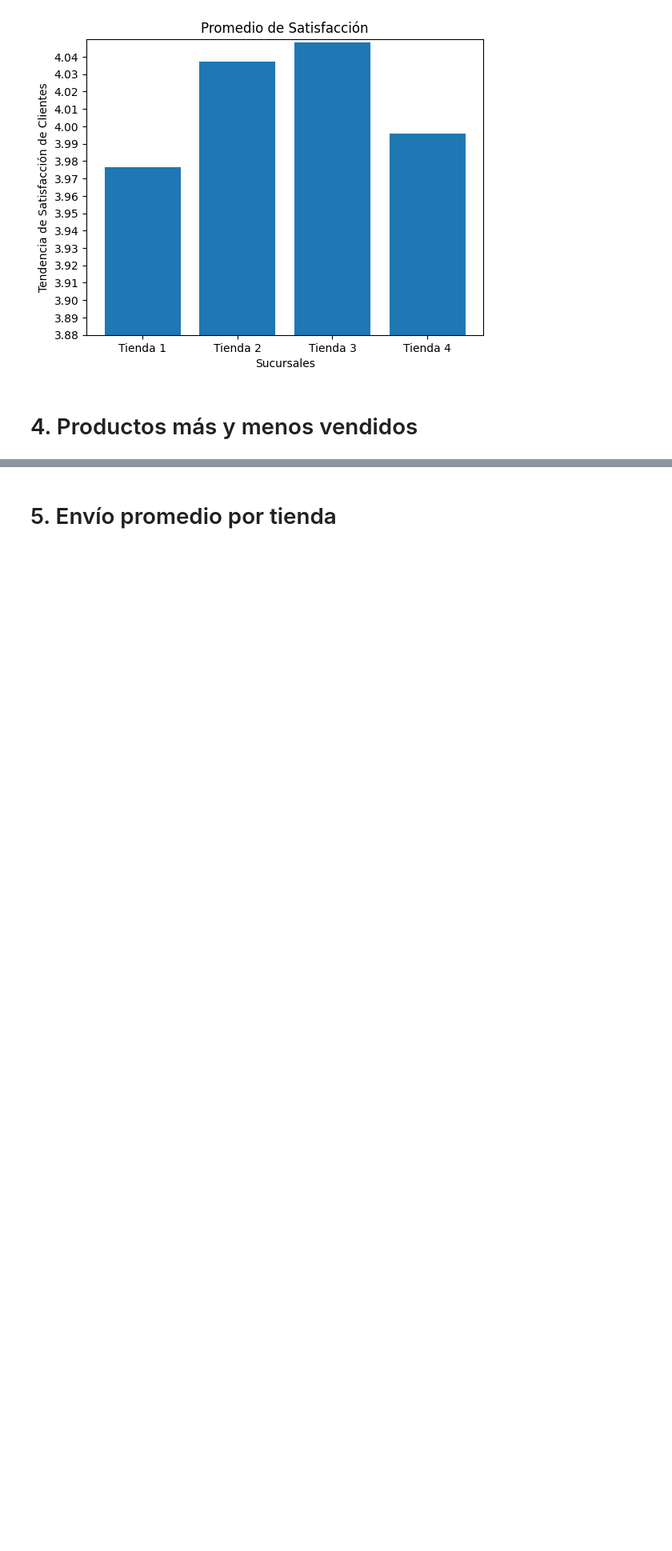
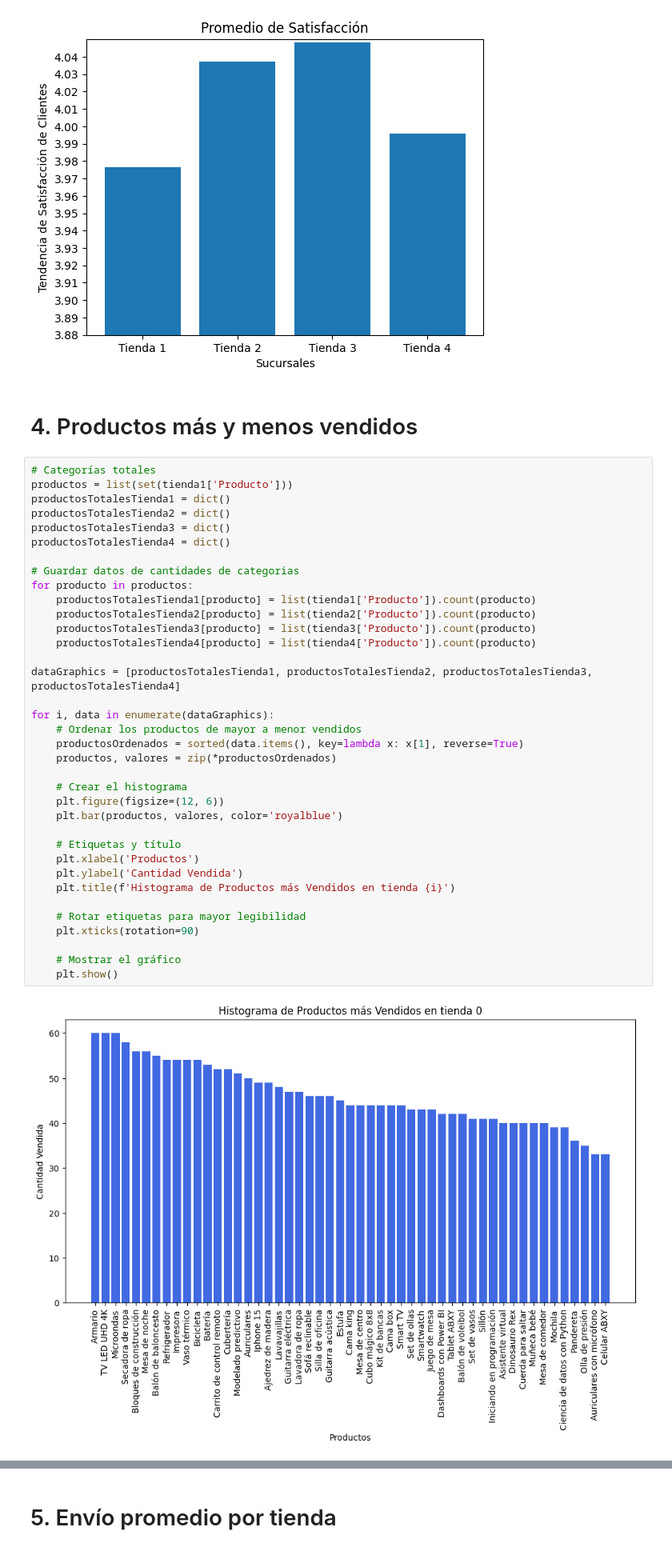
Before and after one commit to ChrispoMichigan/Data-Sciencie, a Jupyter notebook: AluraStoreLatam.ipynb, the cells around one changed output, grey strips where cells are left out. Shown at 80% size. Saved outputs shown, nothing was run; the diff lists cells and outputs as text; blank space fills up the shorter version.

Commit message:
Productos más y menos vendidos

```diff
--- a/AluraStoreLatam.ipynb
+++ b/AluraStoreLatam.ipynb
@@ -131,3 +131,41 @@ plt.show()
 [figure]
 # %% [markdown]
 # 4. Productos más y menos vendidos
+# %%
+# Categorías totales
+productos = list(set(tienda1['Producto']))
+productosTotalesTienda1 = dict()
+productosTotalesTienda2 = dict()
+productosTotalesTienda3 = dict()
+productosTotalesTienda4 = dict()
+
+# Guardar datos de cantidades de categorias
+for producto in productos:
+    productosTotalesTienda1[producto] = list(tienda1['Producto']).count(producto)
+    productosTotalesTienda2[producto] = list(tienda2['Producto']).count(producto)
+    productosTotalesTienda3[producto] = list(tienda3['Producto']).count(producto)
+    productosTotalesTienda4[producto] = list(tienda4['Producto']).count(producto)
+
+dataGraphics = [productosTotalesTienda1, productosTotalesTienda2, productosTotalesTienda3, productosTotalesTienda4]
+
+for i, data in enumerate(dataGraphics):
+    # Ordenar los productos de mayor a menor vendidos
+    productosOrdenados = sorted(data.items(), key=lambda x: x[1], reverse=True)
+    productos, valores = zip(*productosOrdenados)
+
+    # Crear el histograma
+    plt.figure(figsize=(12, 6))
+    plt.bar(productos, valores, color='royalblue')
+
+    # Etiquetas y título
+    plt.xlabel('Productos')
+    plt.ylabel('Cantidad Vendida')
+    plt.title(f'Histograma de Productos más Vendidos en tienda {i}')
+
+    # Rotar etiquetas para mayor legibilidad
+    plt.xticks(rotation=90)
+
+    # Mostrar el gráfico
+    plt.show()
+# %% [output]
+[figure, added]
```
Also changed, not shown: parts of 1 cell of this notebook.
